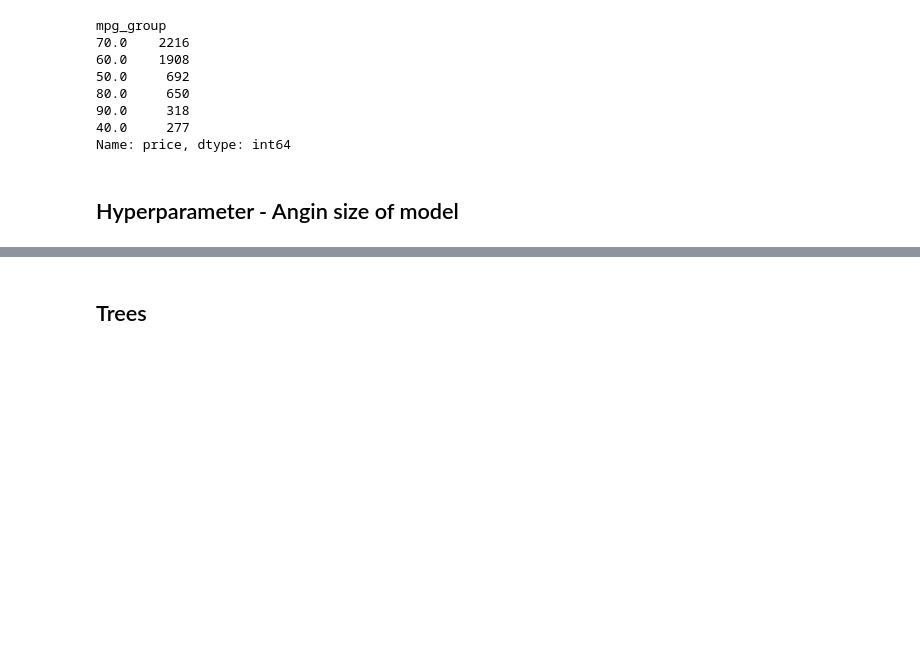
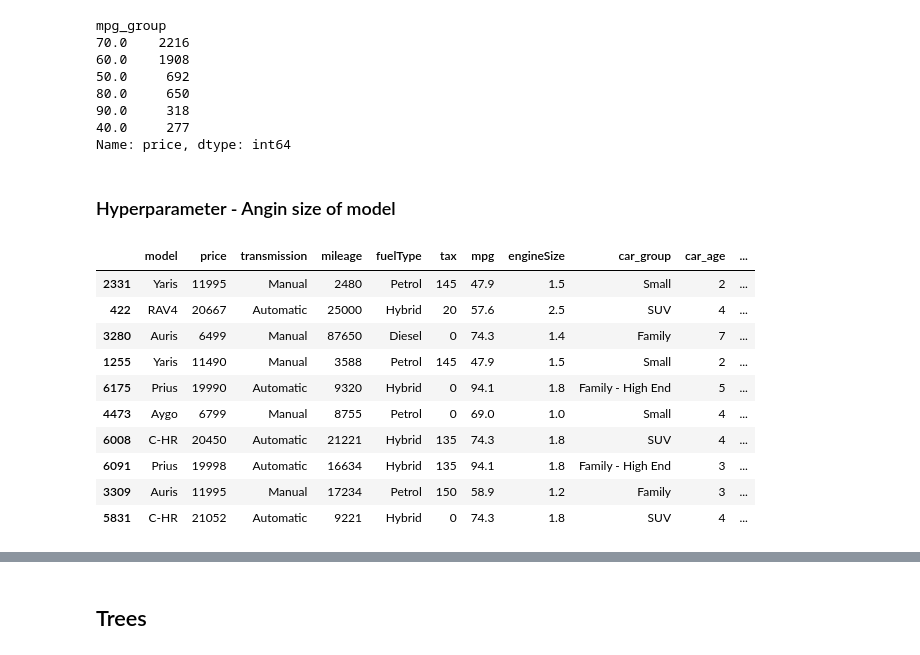
Before and after one commit to Raanank10/UK_Used_Car_Data, a Jupyter notebook: 100000_UK_Used_Car_Data_set_regression_project_.ipynb, the cells around one changed output, grey strips where cells are left out. Cells and saved outputs as stored; diff of their text form; code cells hidden in the pictures; blank space fills up the shorter version.

```diff
--- a/100000_UK_Used_Car_Data_set_regression_project_.ipynb
+++ b/100000_UK_Used_Car_Data_set_regression_project_.ipynb
@@ -1184,4 +1184,22 @@ mpg_group
 40.0     277
 Name: price, dtype: int64
 # %% [markdown]
-## Hyperparameter - Angin size of model
+### Hyperparameter - Angin size of model
+# %%
+unique_Toyota['model_count'] = unique_Toyota.groupby(['model'])['model'].transform('count') #.head(50)
+unique_Toyota['model_engineSize_count'] = unique_Toyota.groupby(['model','engineSize'])['model'].transform('count') #.head(50)
+unique_Toyota['model_engineSize_percent'] = (unique_Toyota["model_engineSize_count"] / unique_Toyota["model_count"]).round(1)*100
+
+unique_Toyota.sample(10)
+# %% [output]
+|  | model | price | transmission | mileage | fuelType | tax | mpg | engineSize | car_group | car_age | ... |
+| 2331 | Yaris | 11995 | Manual | 2480 | Petrol | 145 | 47.9 | 1.5 | Small | 2 | ... |
+| 422 | RAV4 | 20667 | Automatic | 25000 | Hybrid | 20 | 57.6 | 2.5 | SUV | 4 | ... |
+| 3280 | Auris | 6499 | Manual | 87650 | Diesel | 0 | 74.3 | 1.4 | Family | 7 | ... |
+| 1255 | Yaris | 11490 | Manual | 3588 | Petrol | 145 | 47.9 | 1.5 | Small | 2 | ... |
+| 6175 | Prius | 19990 | Automatic | 9320 | Hybrid | 0 | 94.1 | 1.8 | Family - High End | 5 | ... |
+| 4473 | Aygo | 6799 | Manual | 8755 | Petrol | 0 | 69.0 | 1.0 | Small | 4 | ... |
+| 6008 | C-HR | 20450 | Automatic | 21221 | Hybrid | 135 | 74.3 | 1.8 | SUV | 4 | ... |
+| 6091 | Prius | 19998 | Automatic | 16634 | Hybrid | 135 | 94.1 | 1.8 | Family - High End | 3 | ... |
+| 3309 | Auris | 11995 | Manual | 17234 | Petrol | 150 | 58.9 | 1.2 | Family | 3 | ... |
+| 5831 | C-HR | 21052 | Automatic | 9221 | Hybrid | 0 | 74.3 | 1.8 | SUV | 4 | ... |
```
Also changed, not shown: parts of 12 cells of this notebook.
